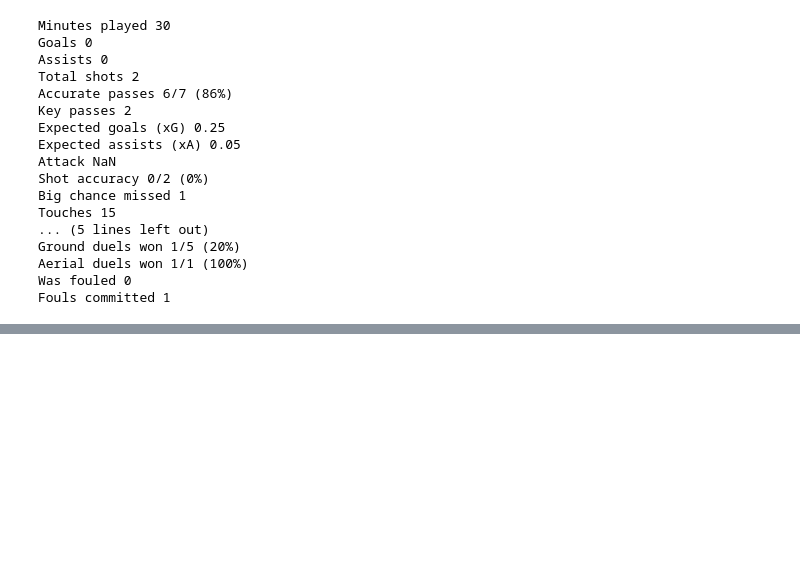
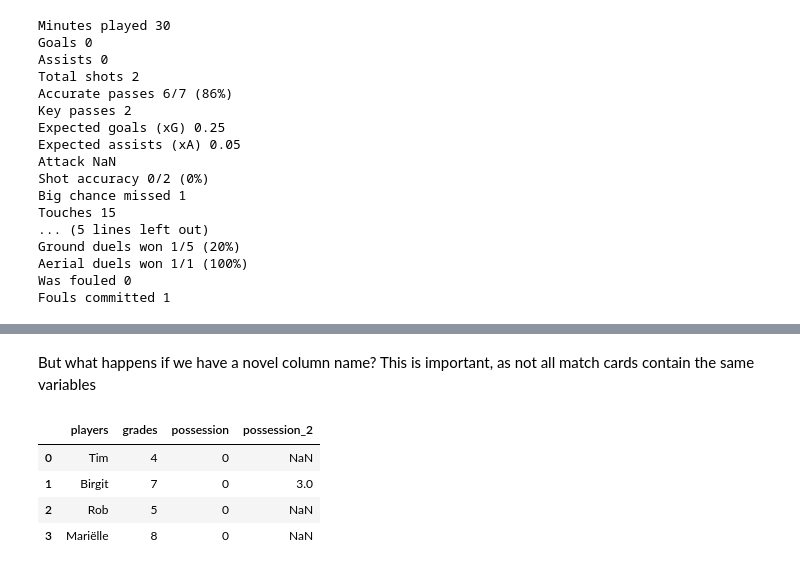
Before and after one commit to pjjongenelen/footballmsc, a Jupyter notebook: scratchpad.ipynb, the cells around one changed output, grey strips where cells are left out. Saved outputs shown, nothing was run; the diff lists cells and outputs as text; code cells hidden in the pictures; blank space fills up the shorter version.

```diff
--- a/scratchpad.ipynb
+++ b/scratchpad.ipynb
@@ -151,0 +179,12 @@ Fouls committed 1
+# %% [markdown]
+But what happens if we have a novel column name?
+This is important, as not all match cards contain the same variables
+# %%
+df.at[1, 'possession_2'] = 3
+df
+# %% [output]
+|  | players | grades | possession | possession_2 |
+| 0 | Tim | 4 | 0 | NaN |
+| 1 | Birgit | 7 | 0 | 3.0 |
+| 2 | Rob | 5 | 0 | NaN |
+| 3 | Mariëlle | 8 | 0 | NaN |
```
Also changed, not shown: parts of 18 cells of this notebook, 4 other files.
